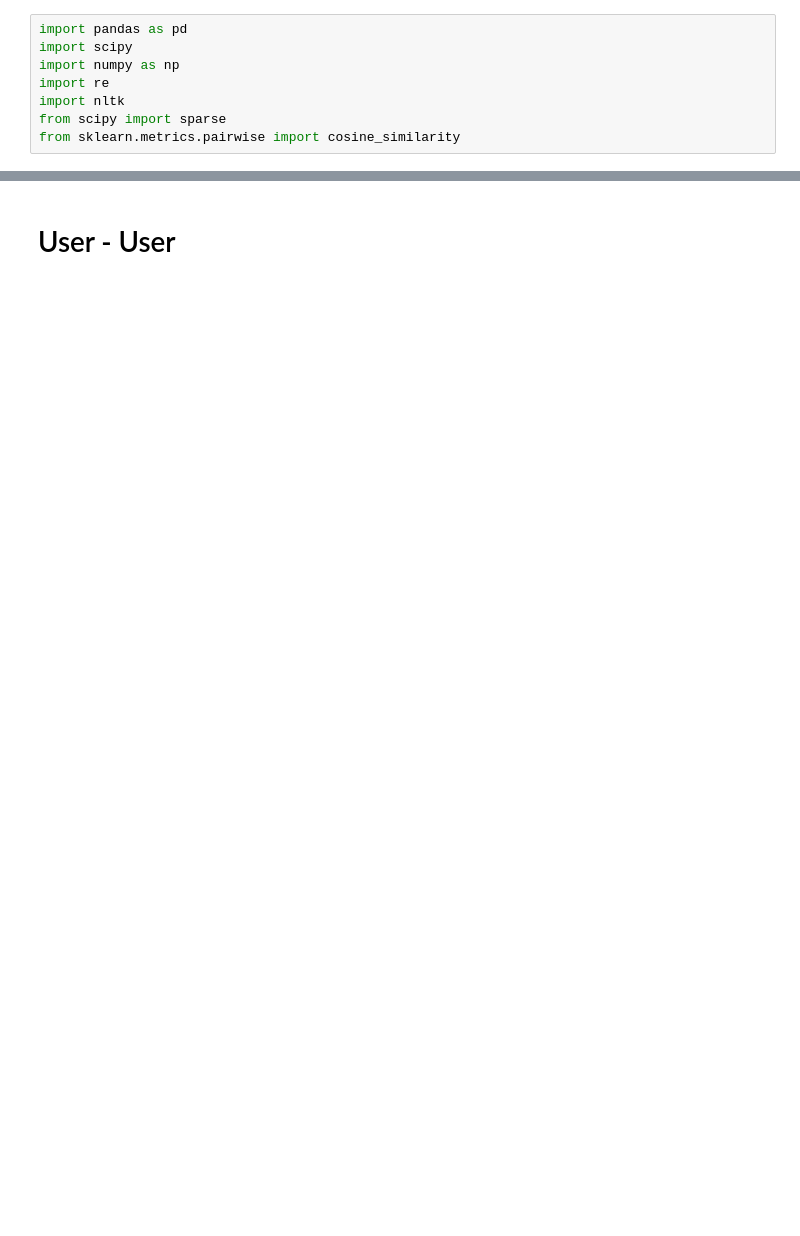
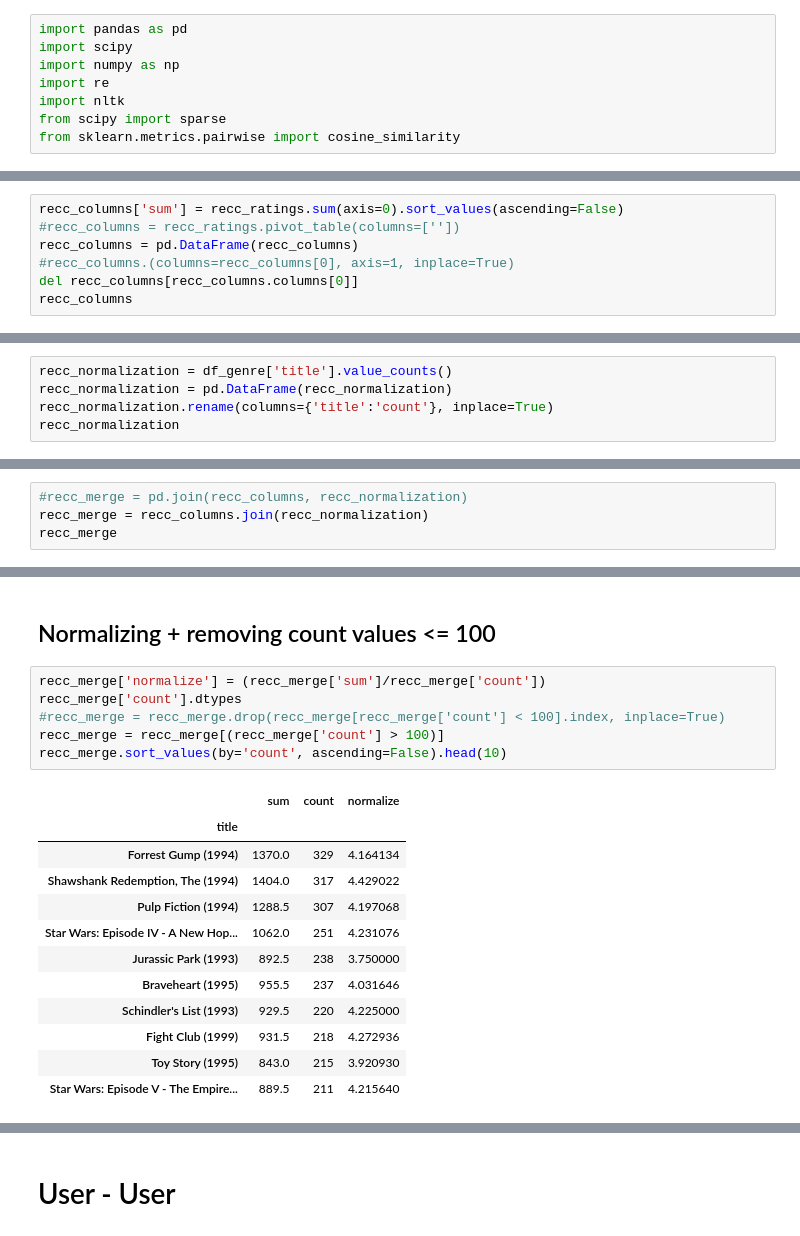
Before and after one commit to erictan23/RecommenderSystem, a Jupyter notebook: Collaborative Filtering.ipynb, the cells around one changed output, grey strips where cells are left out. Saved outputs shown, nothing was run; the diff lists cells and outputs as text; blank space fills up the shorter version.

```diff
--- a/Collaborative Filtering.ipynb
+++ b/Collaborative Filtering.ipynb
@@ -14,0 +121,7 @@ ratings = pd.merge(movies, ratings).drop(['date_added', 'release_year', 'rating'
+# %%
+recc_columns['sum'] = recc_ratings.sum(axis=0).sort_values(ascending=False)
+#recc_columns = recc_ratings.pivot_table(columns=[''])
+recc_columns = pd.DataFrame(recc_columns)
+#recc_columns.(columns=recc_columns[0], axis=1, inplace=True)
+del recc_columns[recc_columns.columns[0]]
+recc_columns
@@ -14,0 +143,5 @@ ratings = pd.merge(movies, ratings).drop(['date_added', 'release_year', 'rating'
+# %%
+recc_normalization = df_genre['title'].value_counts()
+recc_normalization = pd.DataFrame(recc_normalization)
+recc_normalization.rename(columns={'title':'count'}, inplace=True)
+recc_normalization
@@ -14,0 +162,4 @@ ratings = pd.merge(movies, ratings).drop(['date_added', 'release_year', 'rating'
+# %%
+#recc_merge = pd.join(recc_columns, recc_normalization)
+recc_merge = recc_columns.join(recc_normalization)
+recc_merge
@@ -15,3 +181,24 @@ ratings = pd.merge(movies, ratings).drop(['date_added', 'release_year', 'rating'
+# %% [markdown]
+## Normalizing + removing count values <= 100
+# %%
+recc_merge['normalize'] = (recc_merge['sum']/recc_merge['count'])
+recc_merge['count'].dtypes
+#recc_merge = recc_merge.drop(recc_merge[recc_merge['count'] < 100].index, inplace=True)
+recc_merge = recc_merge[(recc_merge['count'] > 100)]
+recc_merge.sort_values(by='count', ascending=False).head(10)
+# %% [output]
+|  | sum | count | normalize |
+| title |  |  |  |
+| Forrest Gump (1994) | 1370.0 | 329 | 4.164134 |
+| Shawshank Redemption, The (1994) | 1404.0 | 317 | 4.429022 |
+| Pulp Fiction (1994) | 1288.5 | 307 | 4.197068 |
+| Star Wars: Episode IV - A New Hop... | 1062.0 | 251 | 4.231076 |
+| Jurassic Park (1993) | 892.5 | 238 | 3.750000 |
+| Braveheart (1995) | 955.5 | 237 | 4.031646 |
+| Schindler's List (1993) | 929.5 | 220 | 4.225000 |
+| Fight Club (1999) | 931.5 | 218 | 4.272936 |
+| Toy Story (1995) | 843.0 | 215 | 3.920930 |
+| Star Wars: Episode V - The Empire... | 889.5 | 211 | 4.215640 |
 # %%
 ratings['cast'] = ratings['cast'].fillna(' ')
 ratings['fav_cast'] = ratings['fav_cast'].fillna(' ')
```
Also changed, not shown: parts of 20 cells of this notebook, 2 other files.
